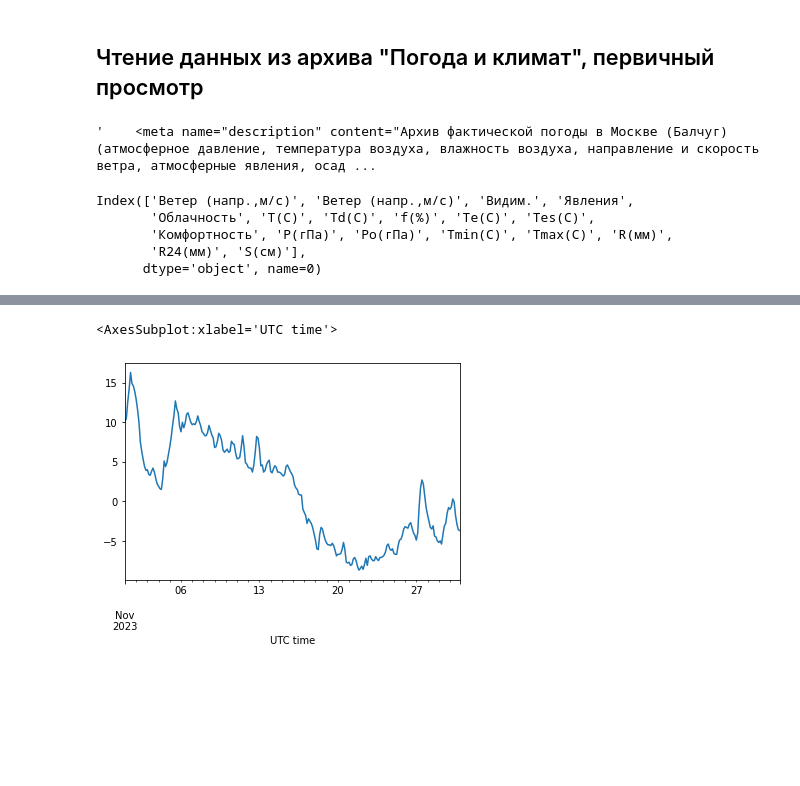
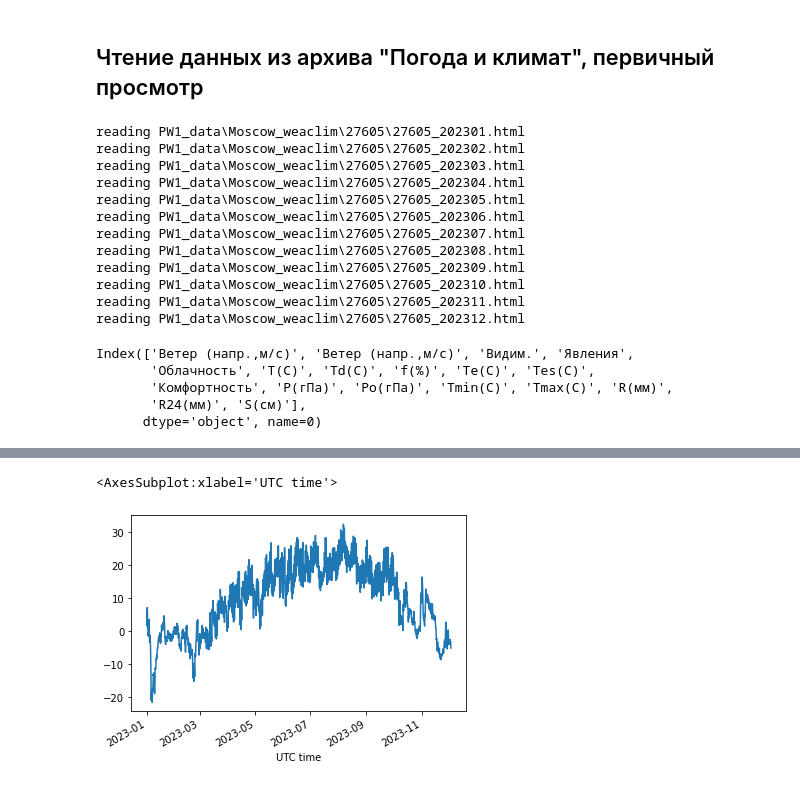
Before and after one commit to mvarentsov/UClim4HSE-2024, a Jupyter notebook: Practice/PW1_example1.ipynb, the cells around one changed output, grey strips where cells are left out. Cells and saved outputs as stored; diff of their text form; code cells hidden in the pictures; blank space fills up the shorter version.

```diff
--- a/Practice/PW1_example1.ipynb
+++ b/Practice/PW1_example1.ipynb
@@ -75,14 +51,25 @@ Index(['Местное время в Москве (центр, Балчуг)', '
 # %% [markdown]
 ## Чтение данных из архива "Погода и климат", первичный просмотр
 # %%
-path = r'PW1_data\Moscow_weaclim\27605\27605_202311.html'
+path = r'PW1_data\Moscow_weaclim\27605\*2023*.html'
 
-df = read_weaclim_html (path)
+df = meteo_utils.read_weaclim_dir (path)
 display(df.columns)
 display(df.head())
 df['Т(С)'].astype('float').plot()
 # %% [output]
-'    <meta name="description" content="Архив фактической погоды в Москве (Балчуг) (атмосферное давление, температура воздуха, влажность воздуха, направление и скорость ветра, атмосферные явления, осад ...
+reading PW1_data\Moscow_weaclim\27605\27605_202301.html
+reading PW1_data\Moscow_weaclim\27605\27605_202302.html
+reading PW1_data\Moscow_weaclim\27605\27605_202303.html
+reading PW1_data\Moscow_weaclim\27605\27605_202304.html
+reading PW1_data\Moscow_weaclim\27605\27605_202305.html
+reading PW1_data\Moscow_weaclim\27605\27605_202306.html
+reading PW1_data\Moscow_weaclim\27605\27605_202307.html
+reading PW1_data\Moscow_weaclim\27605\27605_202308.html
+reading PW1_data\Moscow_weaclim\27605\27605_202309.html
+reading PW1_data\Moscow_weaclim\27605\27605_202310.html
+reading PW1_data\Moscow_weaclim\27605\27605_202311.html
+reading PW1_data\Moscow_weaclim\27605\27605_202312.html
 Index(['Ветер (напр.,м/с)', 'Ветер (напр.,м/с)', 'Видим.', 'Явления',
        'Облачность', 'Т(С)', 'Тd(С)', 'f(%)', 'Тe(С)', 'Тes(С)',
        'Комфортность', 'P(гПа)', 'Po(гПа)', 'Тmin(С)', 'Tmax(С)', 'R(мм)',
@@ -98,2 +85,2 @@ Index(['Ветер (напр.,м/с)', 'Ветер (напр.,м/с)', 'Види
 <AxesSubplot:xlabel='UTC time'>
-[figure, old version]
+[figure, new version]
```
Also changed, not shown: parts of 9 cells of this notebook, 2 other files.
